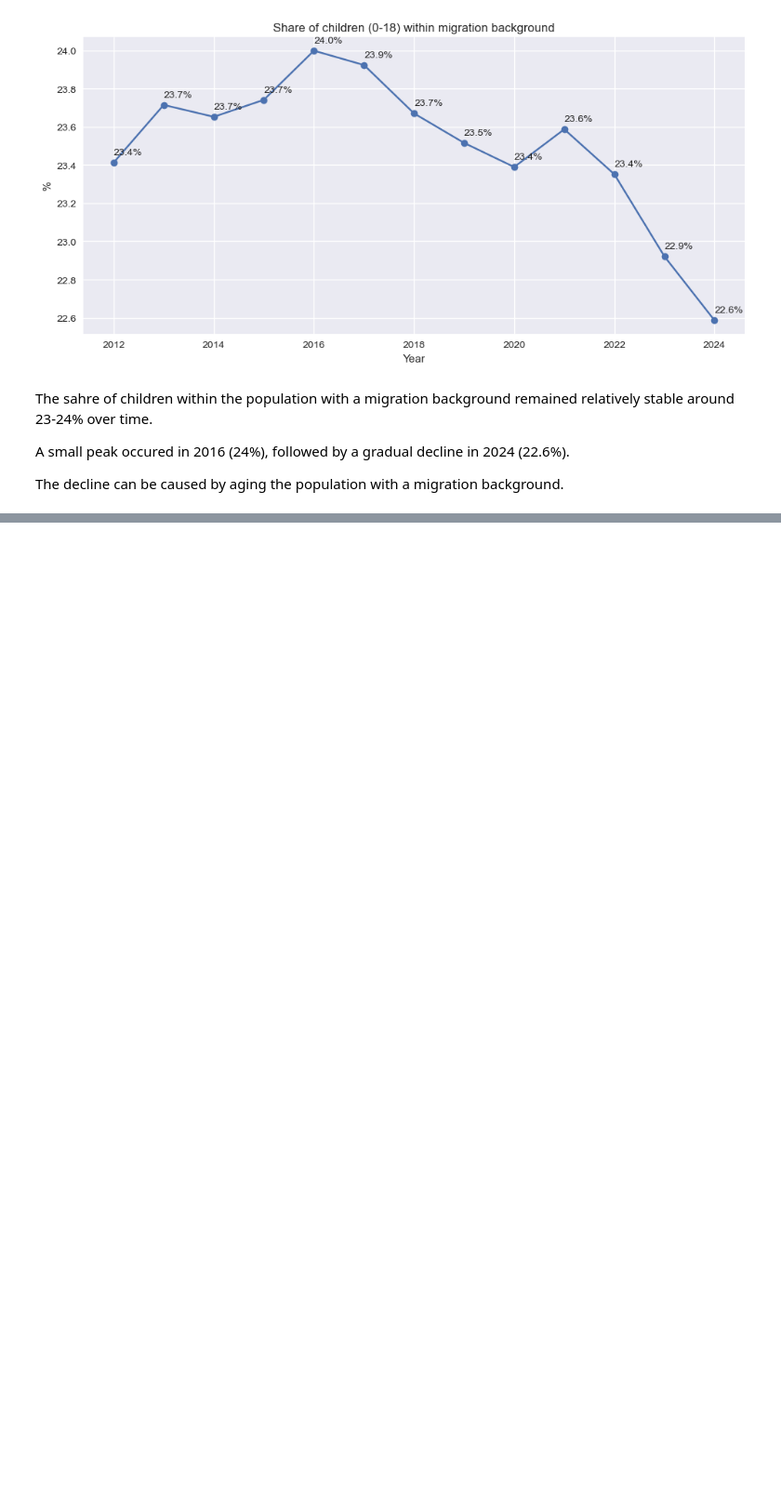
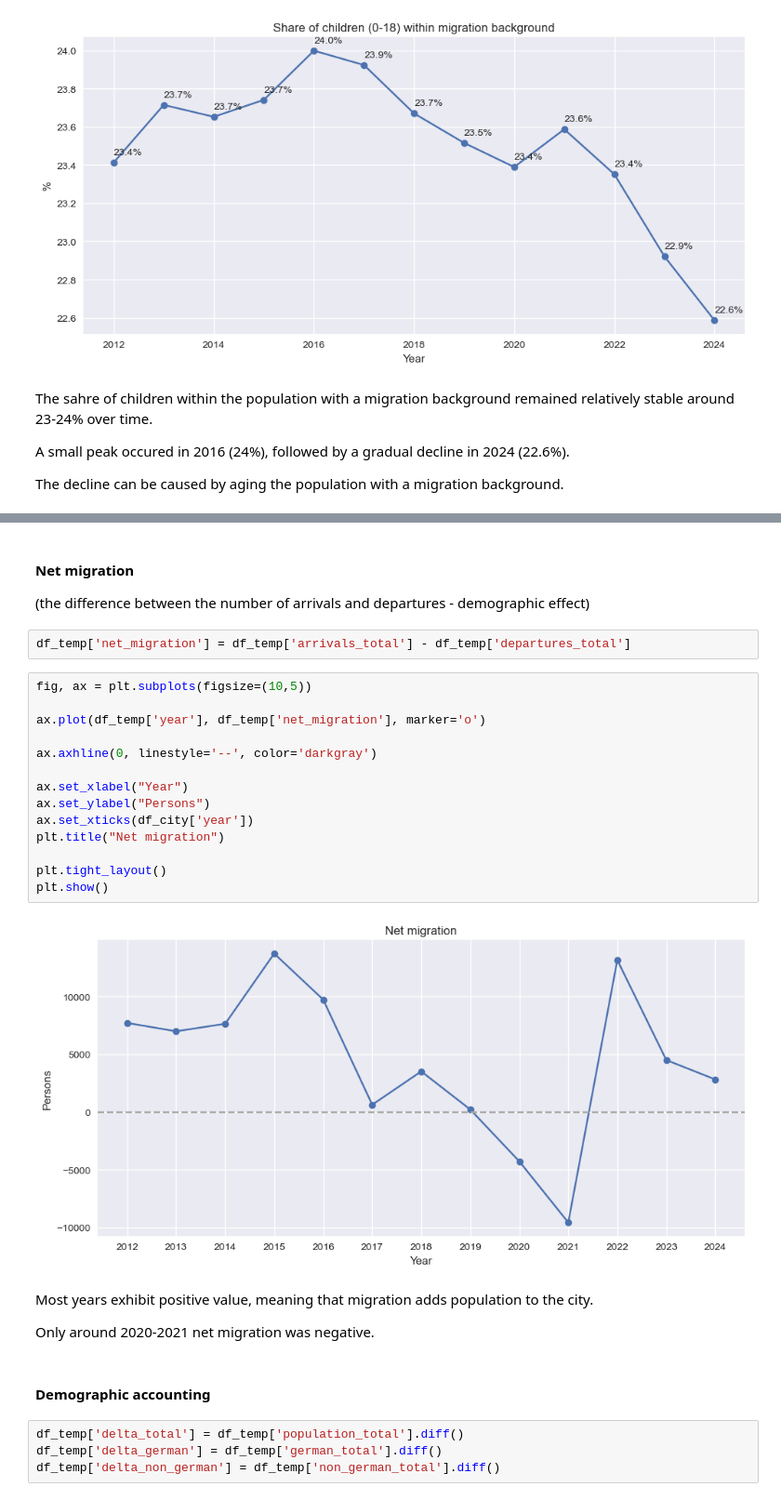
Before and after one commit to rosewiine/cologne-city-eda, a Jupyter notebook: notebooks/02_EDA.ipynb, the cells around one changed output, grey strips where cells are left out. Shown at 93% size. Drawn from its saved outputs; the diff is of its cells as text; blank space fills up the shorter version.

```diff
--- a/notebooks/02_EDA.ipynb
+++ b/notebooks/02_EDA.ipynb
@@ -1140,0 +1218,32 @@ The decline can be caused by aging the population with a migration background.
+# %% [markdown]
+#### Net migration
+
+(the difference between the number of arrivals and departures - demographic effect)
+# %%
+df_temp['net_migration'] = df_temp['arrivals_total'] - df_temp['departures_total']
+# %%
+fig, ax = plt.subplots(figsize=(10,5))
+
+ax.plot(df_temp['year'], df_temp['net_migration'], marker='o')
+
+ax.axhline(0, linestyle='--', color='darkgray')
+
+ax.set_xlabel("Year")
+ax.set_ylabel("Persons")
+ax.set_xticks(df_city['year'])
+plt.title("Net migration")
+
+plt.tight_layout()
+plt.show()
+# %% [output]
+[figure, added]
+# %% [markdown]
+Most years exhibit positive value, meaning that migration adds population to the city.
+
+Only around 2020-2021 net migration was negative.
+# %% [markdown]
+#### Demographic accounting
+# %%
+df_temp['delta_total'] = df_temp['population_total'].diff()
+df_temp['delta_german'] = df_temp['german_total'].diff()
+df_temp['delta_non_german'] = df_temp['non_german_total'].diff()
```
Also changed, not shown: parts of 24 cells of this notebook.
